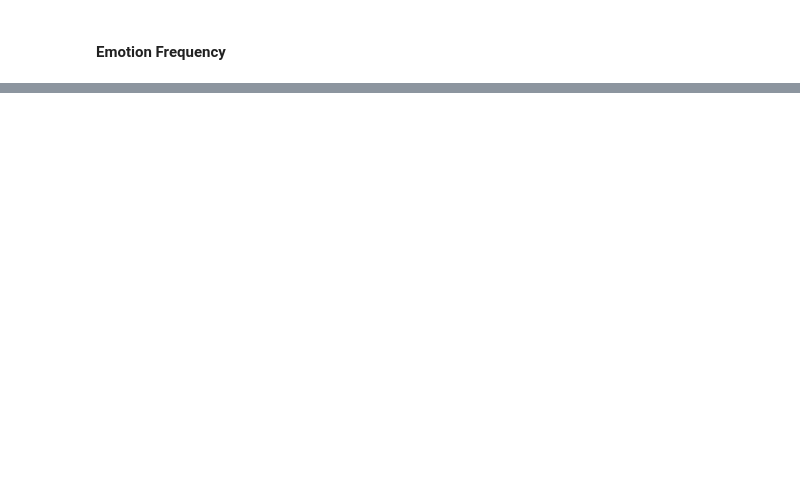
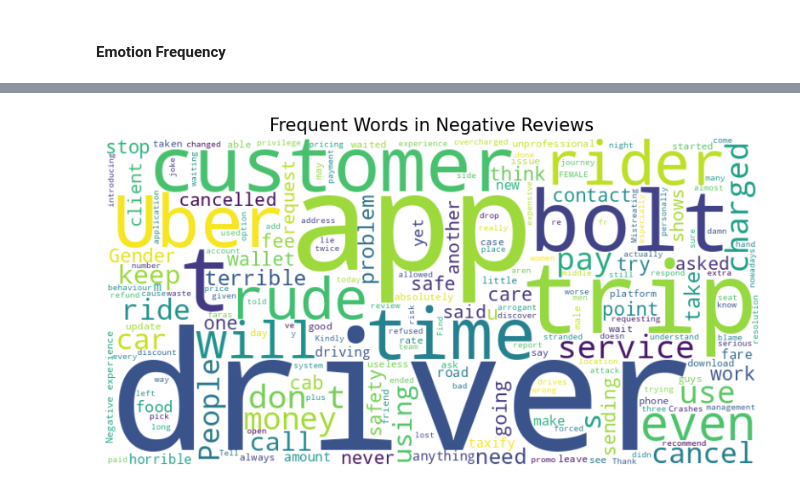
Before and after one commit to u-mar/FASA, a Jupyter notebook: notebooks/Modelling.ipynb, the cells around one changed output, grey strips where cells are left out. Cells and saved outputs as stored; diff of their text form; code cells hidden in the pictures; blank space fills up the shorter version.

```diff
--- a/notebooks/Modelling.ipynb
+++ b/notebooks/Modelling.ipynb
@@ -147,0 +217,5 @@ fig.show()
+# %%
+neg_texts = final[final['overall_sentiment'] == 'negative']['text']
+generate_wordcloud(neg_texts, "Frequent Words in Negative Reviews")
+# %% [output]
+[figure, added]
```
Also changed, not shown: parts of 26 cells of this notebook.
